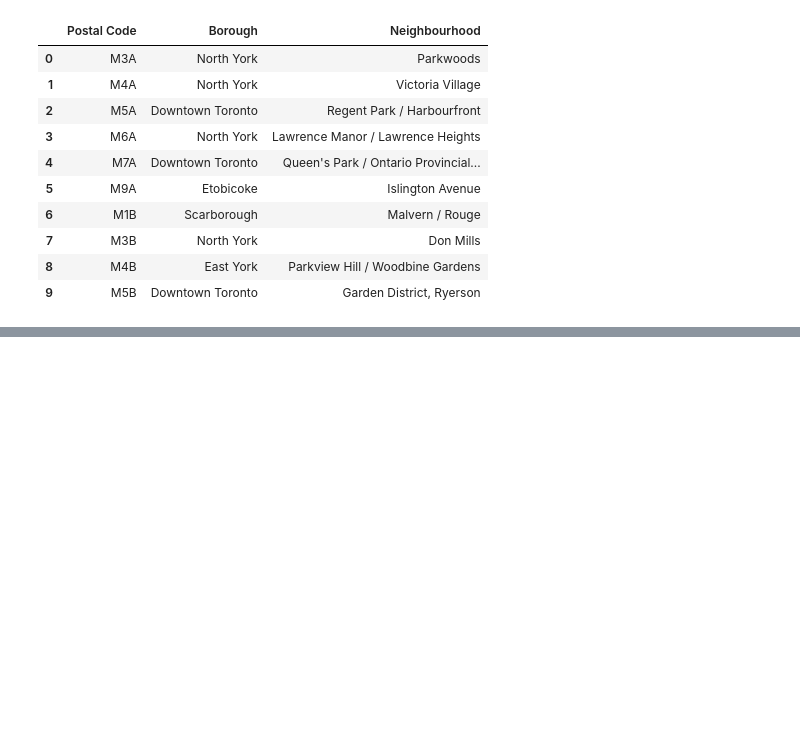
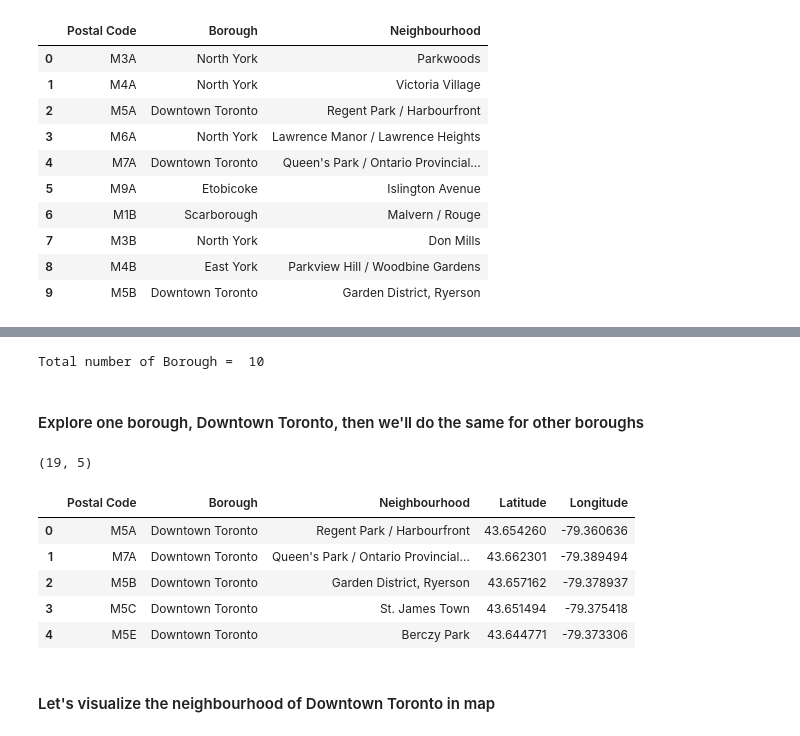
Before and after one commit to prasha99/Python-Coursera-Capstone, a Jupyter notebook: Segmenting and Clustering Capstone_Part1.ipynb, the cells around one changed output, grey strips where cells are left out. Drawn from its saved outputs; the diff is of its cells as text; code cells hidden in the pictures; blank space fills up the shorter version.

```diff
--- a/Segmenting and Clustering Capstone_Part1.ipynb
+++ b/Segmenting and Clustering Capstone_Part1.ipynb
@@ -133,0 +233,20 @@ Shape of final data is:  (103, 3)
+# %%
+print('Total number of Borough = ', len(df['Borough'].unique()))
+# %% [output]
+Total number of Borough =  10
+# %% [markdown]
+#### Explore one borough, Downtown Toronto, then we'll do the same for other boroughs
+# %%
+downtown_toronto = df[df['Borough'] == 'Downtown Toronto'].reset_index(drop=True)
+print(downtown_toronto.shape)
+downtown_toronto.head()
+# %% [output]
+(19, 5)
+|  | Postal Code | Borough | Neighbourhood | Latitude | Longitude |
+| 0 | M5A | Downtown Toronto | Regent Park / Harbourfront | 43.654260 | -79.360636 |
+| 1 | M7A | Downtown Toronto | Queen's Park / Ontario Provincial... | 43.662301 | -79.389494 |
+| 2 | M5B | Downtown Toronto | Garden District, Ryerson | 43.657162 | -79.378937 |
+| 3 | M5C | Downtown Toronto | St. James Town | 43.651494 | -79.375418 |
+| 4 | M5E | Downtown Toronto | Berczy Park | 43.644771 | -79.373306 |
+# %% [markdown]
+#### Let's visualize the neighbourhood of Downtown Toronto in map
```
Also changed, not shown: parts of 27 cells of this notebook.
